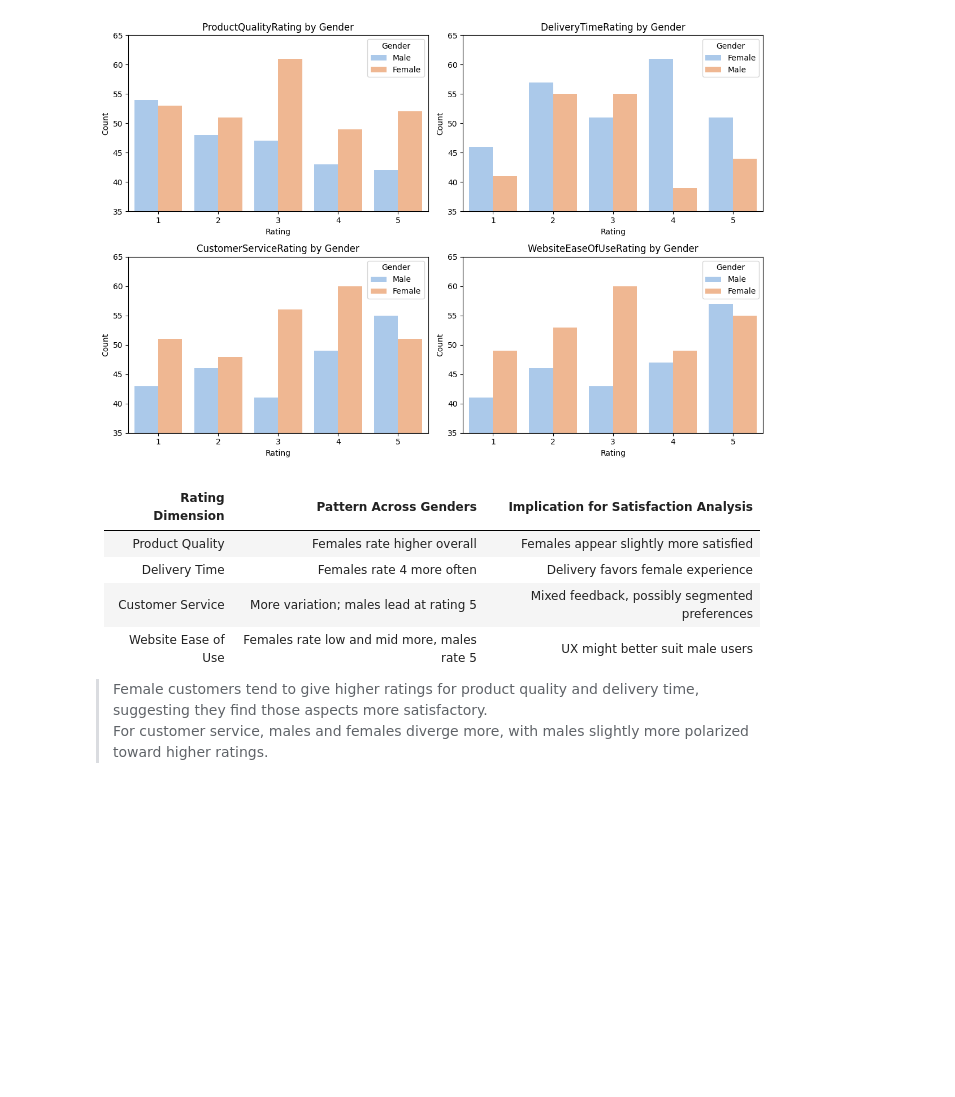
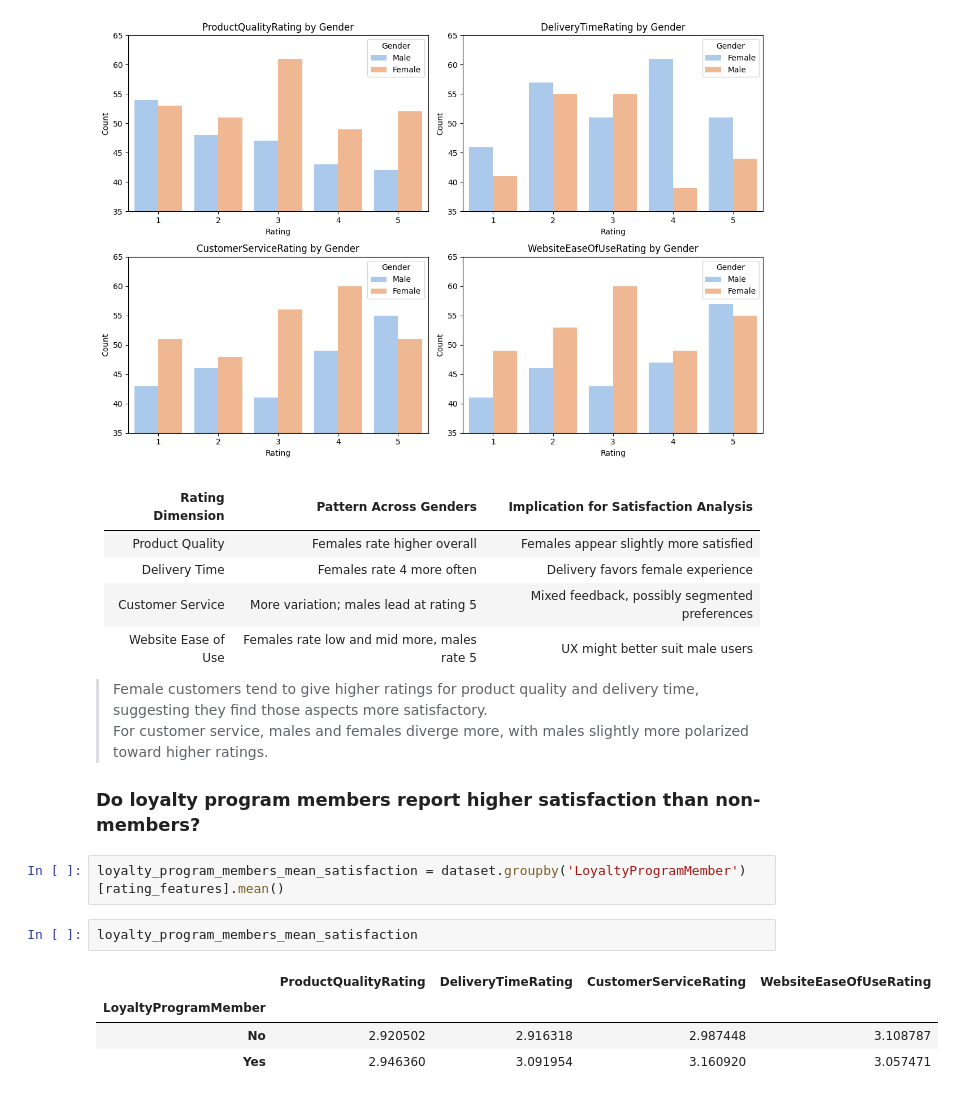
Before and after one commit to Darknight47/Data-Science-Projects-03, a Jupyter notebook: Customer_Satisfaction.ipynb, the cells around one changed output. Drawn from its saved outputs; the diff is of its cells as text; blank space fills up the shorter version.

Commit message:
loyalty program members vs satisfaction rate

```diff
--- a/Customer_Satisfaction.ipynb
+++ b/Customer_Satisfaction.ipynb
@@ -171,3 +171,14 @@ plt.show()
 
 > Female customers tend to give higher ratings for product quality and delivery time, suggesting they find those aspects more satisfactory.
 > For customer service, males and females diverge more, with males slightly more polarized toward higher ratings.
+
+### Do loyalty program members report higher satisfaction than non-members?
+# %%
+loyalty_program_members_mean_satisfaction = dataset.groupby('LoyaltyProgramMember')[rating_features].mean()
+# %%
+loyalty_program_members_mean_satisfaction
+# %% [output]
+|  | ProductQualityRating | DeliveryTimeRating | CustomerServiceRating | WebsiteEaseOfUseRating |
+| LoyaltyProgramMember |  |  |  |  |
+| No | 2.920502 | 2.916318 | 2.987448 | 3.108787 |
+| Yes | 2.946360 | 3.091954 | 3.160920 | 3.057471 |
```
Also changed, not shown: parts of 1 cell of this notebook.
